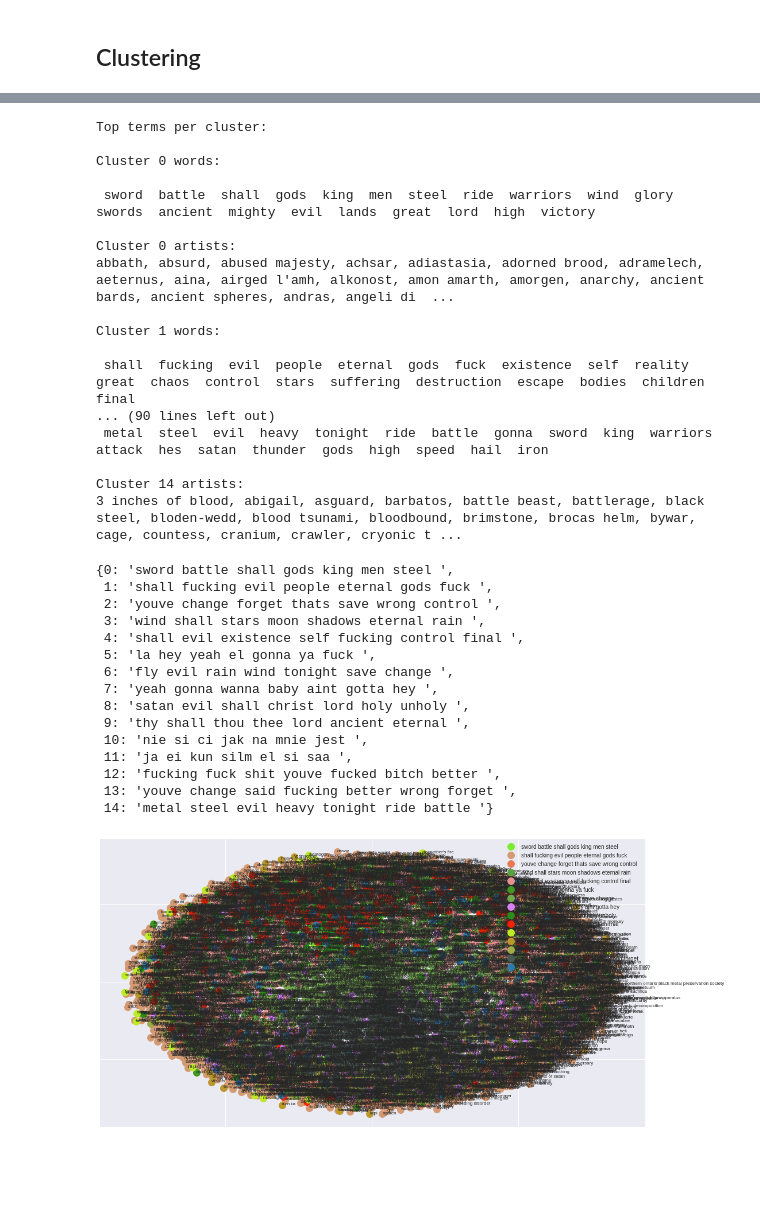
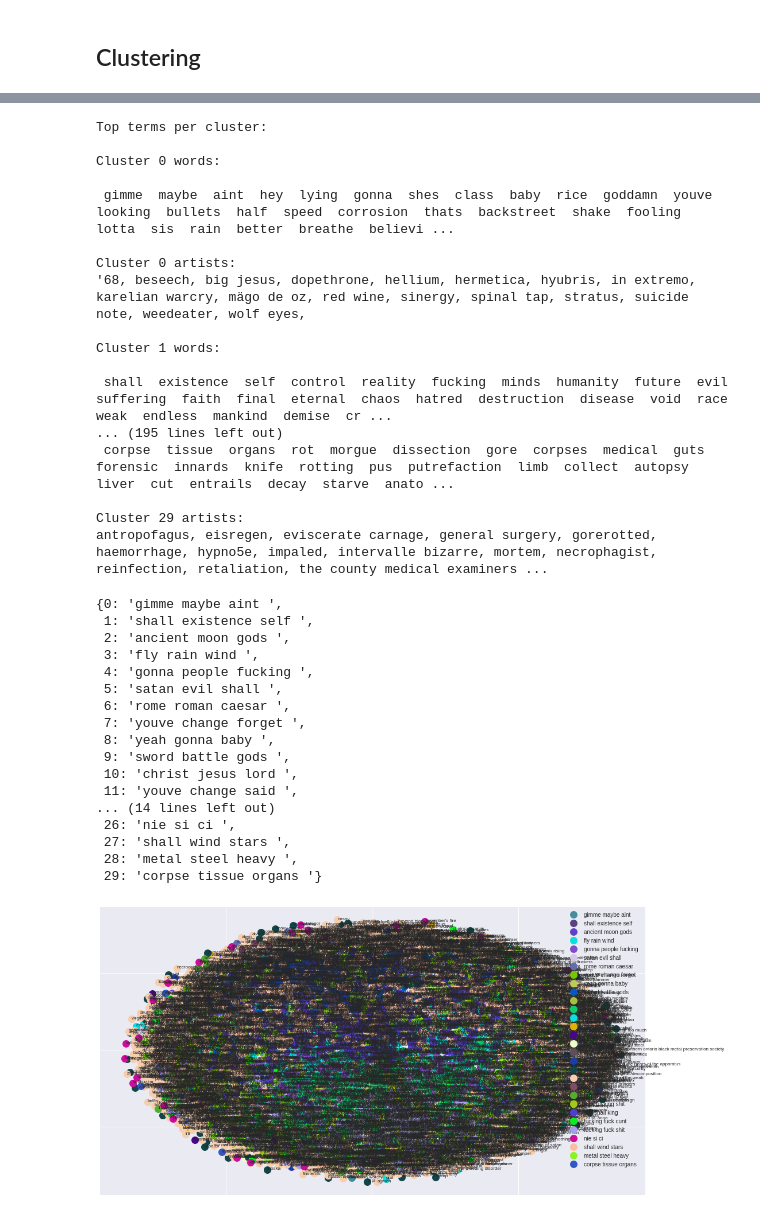
Before and after one commit to nloyolag/metal-nlp, a Jupyter notebook: clustering.ipynb, the cells around one changed output, grey strips where cells are left out. Drawn from its saved outputs; the diff is of its cells as text; code cells hidden in the pictures; blank space fills up the shorter version.

Commit message:
add: Final clusters developed

```diff
--- a/clustering.ipynb
+++ b/clustering.ipynb
@@ -93,7 +94,7 @@ Num samples: 7433, num features: 27514
 from sklearn.metrics.pairwise import cosine_similarity
 distance = 1 - cosine_similarity(x)
 # %%
-num_clusters = 15
+num_clusters = 30
 km = KMeans(n_clusters=num_clusters)
 begin = time()
 km.fit(x)
@@ -129,0 +111,13 @@ Name: cluster, dtype: int64
+# %%
+cluster_labels = {}
+order_centroids = km.cluster_centers_.argsort()[:, ::-1]
+
+for i in range(num_clusters):
+    cluster_labels[i] = ""
+    for ind in order_centroids[i, :30]:
+        cluster_labels[i] += '%s ' % features[ind].encode('utf-8', 'ignore')
+    cluster_labels[i] = cluster_labels[i][:-1]
+
+data['cluster'] = clusters
+data['cluster_labels'] = data.apply(lambda x: cluster_labels[x['cluster']], axis=1)
+data['cluster'].value_counts()
@@ -138,7 +153,7 @@ for i in range(num_clusters):
     print "Cluster %d words: " % i
     print ""
 
-    for ind in order_centroids[i, :20]: #replace 6 with n words per cluster
+    for ind in order_centroids[i, :30]: #replace 6 with n words per cluster
         print ' %s' % features[ind].encode('utf-8', 'ignore'),
     print ""
     print ""
@@ -153,19 +168,19 @@ Top terms per cluster:
 
 Cluster 0 words:
 
- sword  battle  shall  gods  king  men  steel  ride  warriors  wind  glory  swords  ancient  mighty  evil  lands  great  lord  high  victory
+ gimme  maybe  aint  hey  lying  gonna  shes  class  baby  rice  goddamn  youve  looking  bullets  half  speed  corrosion  thats  backstreet  shake  fooling  lotta  sis  rain  better  breathe  believi ...
 
 Cluster 0 artists:
-abbath, absurd, abused majesty, achsar, adiastasia, adorned brood, adramelech, aeternus, aina, airged l'amh, alkonost, amon amarth, amorgen, anarchy, ancient bards, ancient spheres, andras, angeli di  ...
+'68, beseech, big jesus, dopethrone, hellium, hermetica, hyubris, in extremo, karelian warcry, mägo de oz, red wine, sinergy, spinal tap, stratus, suicide note, weedeater, wolf eyes,
 
 Cluster 1 words:
 
- shall  fucking  evil  people  eternal  gods  fuck  existence  self  reality  great  chaos  control  stars  suffering  destruction  escape  bodies  children  final
-... (90 lines left out)
- metal  steel  evil  heavy  tonight  ride  battle  gonna  sword  king  warriors  attack  hes  satan  thunder  gods  high  speed  hail  iron
+ shall  existence  self  control  reality  fucking  minds  humanity  future  evil  suffering  faith  final  eternal  chaos  hatred  destruction  disease  void  race  weak  endless  mankind  demise  cr ...
+... (195 lines left out)
+ corpse  tissue  organs  rot  morgue  dissection  gore  corpses  medical  guts  forensic  innards  knife  rotting  pus  putrefaction  limb  collect  autopsy  liver  cut  entrails  decay  starve  anato ...
 
-Cluster 14 artists:
-3 inches of blood, abigail, asguard, barbatos, battle beast, battlerage, black steel, bloden-wedd, blood tsunami, bloodbound, brimstone, brocas helm, bywar, cage, countess, cranium, crawler, cryonic t ...
+Cluster 29 artists:
+antropofagus, eisregen, eviscerate carnage, general surgery, gorerotted, haemorrhage, hypno5e, impaled, intervalle bizarre, mortem, necrophagist, reinfection, retaliation, the county medical examiners ...
 # %%
 from sklearn.manifold import MDS
 
@@ -183,28 +198,30 @@ order_centroids = km.cluster_centers_.argsort()[:, ::-1]
 
 for i in range(num_clusters):
     tags = ""
-    for ind in order_centroids[i, :7]: #replace 6 with n words per cluster
+    for ind in order_centroids[i, :3]: #replace 6 with n words per cluster
         tags = tags + features[ind].encode('utf-8', 'ignore') + " "
     cluster_tags[i] = tags
     cluster_colors[i] = '#%02X%02X%02X' % (r_color(),r_color(),r_color())
 
 cluster_tags
 # %% [output]
-{0: 'sword battle shall gods king men steel ',
- 1: 'shall fucking evil people eternal gods fuck ',
- 2: 'youve change forget thats save wrong control ',
- 3: 'wind shall stars moon shadows eternal rain ',
- 4: 'shall evil existence self fucking control final ',
- 5: 'la hey yeah el gonna ya fuck ',
- 6: 'fly evil rain wind tonight save change ',
- 7: 'yeah gonna wanna baby aint gotta hey ',
- 8: 'satan evil shall christ lord holy unholy ',
- 9: 'thy shall thou thee lord ancient eternal ',
- 10: 'nie si ci jak na mnie jest ',
- 11: 'ja ei kun silm el si saa ',
- 12: 'fucking fuck shit youve fucked bitch better ',
- 13: 'youve change said fucking better wrong forget ',
- 14: 'metal steel evil heavy tonight ride battle '}
+{0: 'gimme maybe aint ',
+ 1: 'shall existence self ',
+ 2: 'ancient moon gods ',
+ 3: 'fly rain wind ',
+ 4: 'gonna people fucking ',
+ 5: 'satan evil shall ',
+ 6: 'rome roman caesar ',
+ 7: 'youve change forget ',
+ 8: 'yeah gonna baby ',
+ 9: 'sword battle gods ',
+ 10: 'christ jesus lord ',
+ 11: 'youve change said ',
+... (14 lines left out)
+ 26: 'nie si ci ',
+ 27: 'shall wind stars ',
+ 28: 'metal steel heavy ',
+ 29: 'corpse tissue organs '}
 # %%
 %matplotlib inline
 
@@ -216,35 +233,35 @@ fig, ax = plt.subplots(figsize=(17, 9))
 ax.margins(0.05)
 
 for name, group in clustered:
     ax.plot(group.x, group.y, marker='o', linestyle='', ms=13,
             label=cluster_tags[name], color=cluster_colors[name],
             mec='none')
     ax.set_aspect('auto')
     ax.tick_params(\
         axis= 'x',
         which='both',
         bottom='off',
         top='off',
         labelbottom='off')
     ax.tick_params(\
         axis= 'y',
         which='both',
         left='off',
         top='off',
         labelleft='off')
 
-ax.legend(numpoints=1)  #show legend with only 1 point
+legend = ax.legend(numpoints=1)  #show legend with only 1 point
 
 #add label in x,y position with the label as the film title
 for i, row in data.iterrows():
     ax.text(row['x'], row['y'], row['artist'], size=8)
 
 plt.show() #show the plot
 
 #uncomment the below to save the plot if need be
 #plt.savefig('clusters_small_noaxes.png', dpi=200)
 # %% [output]
-[figure, old version]
+[figure, new version]
 # %%
 class TweakToolbar(mpld3.plugins.PluginBase):
     """Plugin for changing toolbar"""
```
Also changed, not shown: parts of 10 cells of this notebook, 3 other files.
